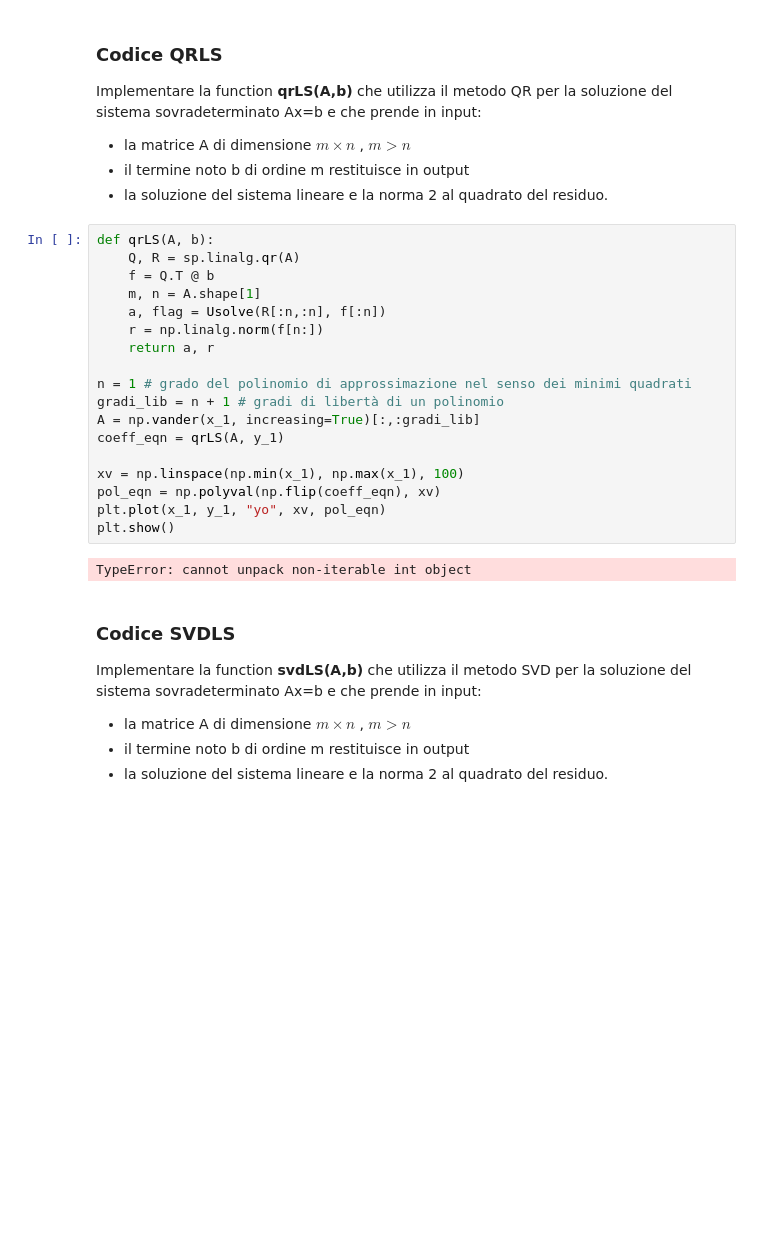
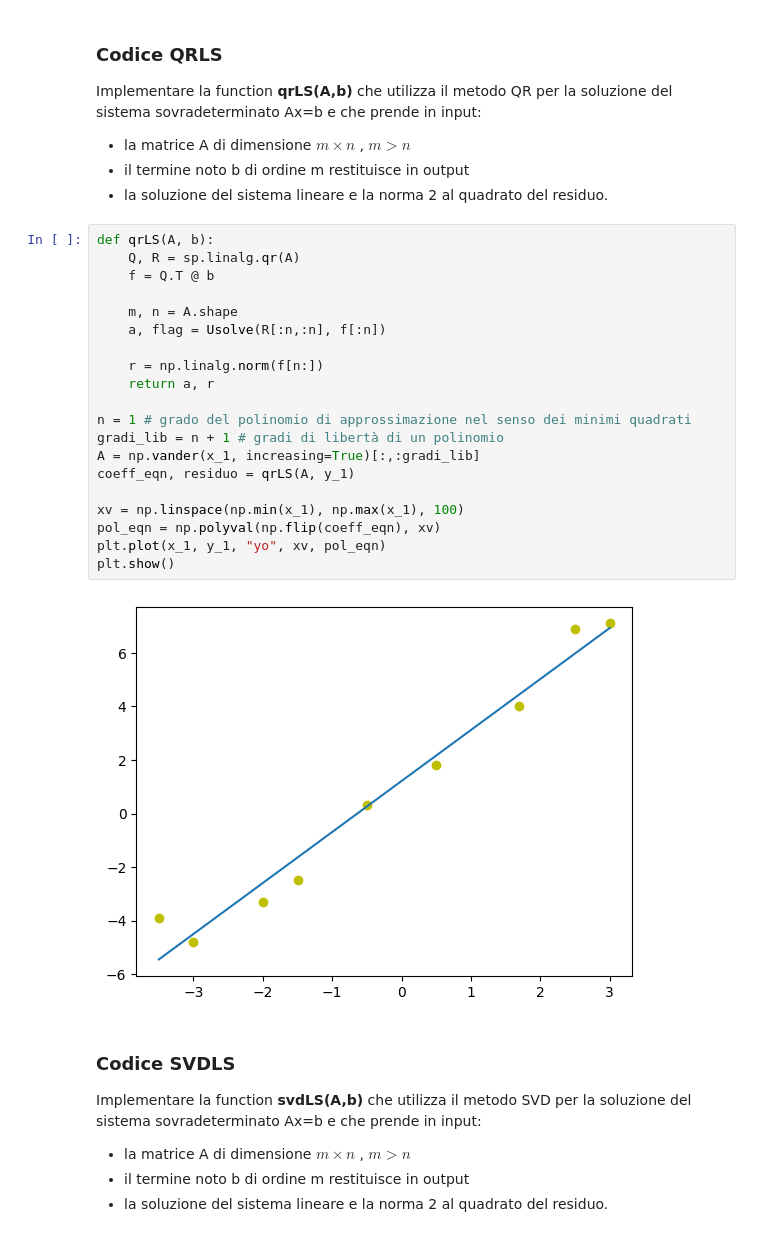
Before and after one commit to Nickolausen/unibo-metodi-numerici, a Jupyter notebook: lab12/ESercitazione_12.ipynb, the cells around one changed output. Drawn from its saved outputs; the diff is of its cells as text; blank space fills up the shorter version.

```diff
--- a/lab12/ESercitazione_12.ipynb
+++ b/lab12/ESercitazione_12.ipynb
@@ -68,23 +68,25 @@ restituisce in output
 # %%
 def qrLS(A, b):
     Q, R = sp.linalg.qr(A)
     f = Q.T @ b
-    m, n = A.shape[1]
+
+    m, n = A.shape
     a, flag = Usolve(R[:n,:n], f[:n])
+
     r = np.linalg.norm(f[n:])
     return a, r
 
 n = 1 # grado del polinomio di approssimazione nel senso dei minimi quadrati
 gradi_lib = n + 1 # gradi di libertà di un polinomio
 A = np.vander(x_1, increasing=True)[:,:gradi_lib]
-coeff_eqn = qrLS(A, y_1)
+coeff_eqn, residuo = qrLS(A, y_1)
 
 xv = np.linspace(np.min(x_1), np.max(x_1), 100)
 pol_eqn = np.polyval(np.flip(coeff_eqn), xv)
 plt.plot(x_1, y_1, "yo", xv, pol_eqn)
 plt.show()
 # %% [output]
-TypeError: cannot unpack non-iterable int object
+[figure, added]
 # %% [markdown]
 ### Codice SVDLS
 Implementare la function  **svdLS(A,b)** che utilizza  il metodo SVD per la soluzione del sistema sovradeterminato Ax=b e che prende in input:
```
Also changed, not shown: parts of 4 cells of this notebook, 1 other file.
